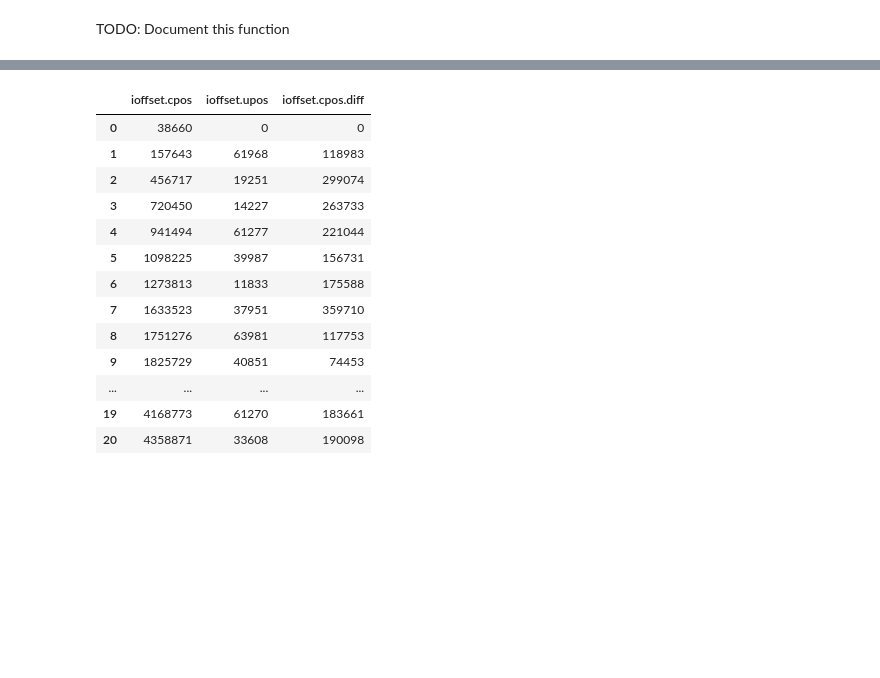
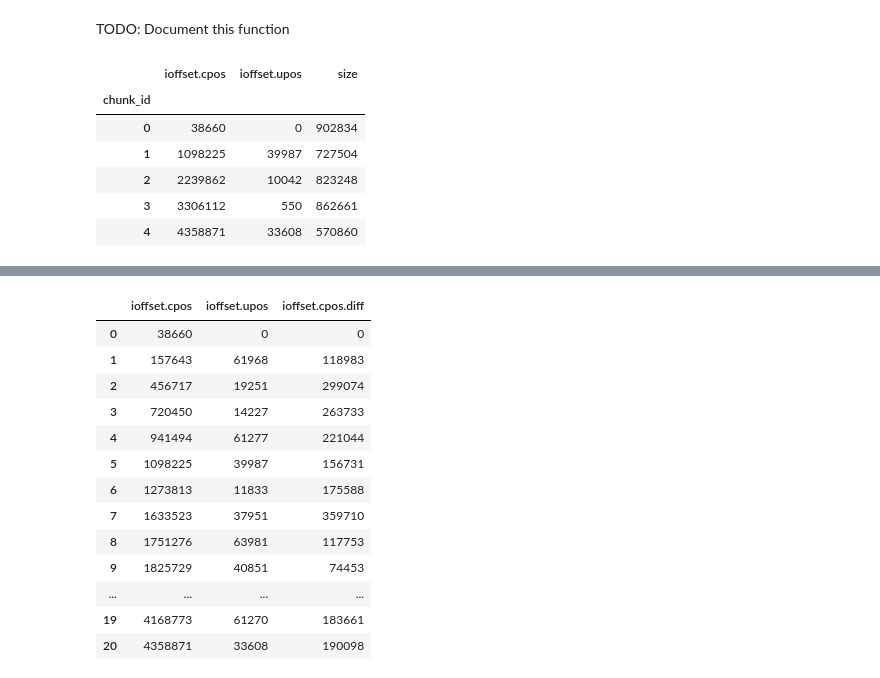
Before and after one commit to abdenlab/dask-ngs, a Jupyter notebook: src/dask_ngs/bench.ipynb, the cells around one changed output, grey strips where cells are left out. Cells and saved outputs as stored; diff of their text form; code cells hidden in the pictures; blank space fills up the shorter version.

```diff
--- a/src/dask_ngs/bench.ipynb
+++ b/src/dask_ngs/bench.ipynb
@@ -168,3 +168,36 @@ def assign_chunk_ids(offsets: pd.DataFrame, chunksize: int):
             sum = 0
         offsets.at[i, 'chunk_id'] = index
     return offsets
+# %%
+def cumsum_restart(arr, thresh):
+
+    s = 0
+    c = 0
+    cumsums = np.zeros_like(arr)
+    chunk_ids = np.zeros_like(arr)
+    for i in range(len(arr)):
+        s += arr[i]
+        if s > thresh:
+            s = 0
+            c += 1
+        cumsums[i] = s
+        chunk_ids[i] = c
+    return cumsums, chunk_ids
+
+cumsums, chunk_ids = cumsum_restart(offsets_uniq["ioffset.cpos.diff"].to_numpy(), 1000000)
+offsets_uniq["chunk_id"] = chunk_ids
+offsets_uniq["size"] = cumsums
+# %%
+offsets_uniq.groupby("chunk_id").agg({
+    "ioffset.cpos": "first",
+    "ioffset.upos": "first",
+    "size": "last"
+})
+# %% [output]
+|  | ioffset.cpos | ioffset.upos | size |
+| chunk_id |  |  |  |
+| 0 | 38660 | 0 | 902834 |
+| 1 | 1098225 | 39987 | 727504 |
+| 2 | 2239862 | 10042 | 823248 |
+| 3 | 3306112 | 550 | 862661 |
+| 4 | 4358871 | 33608 | 570860 |
```
Also changed, not shown: parts of 3 cells of this notebook.
